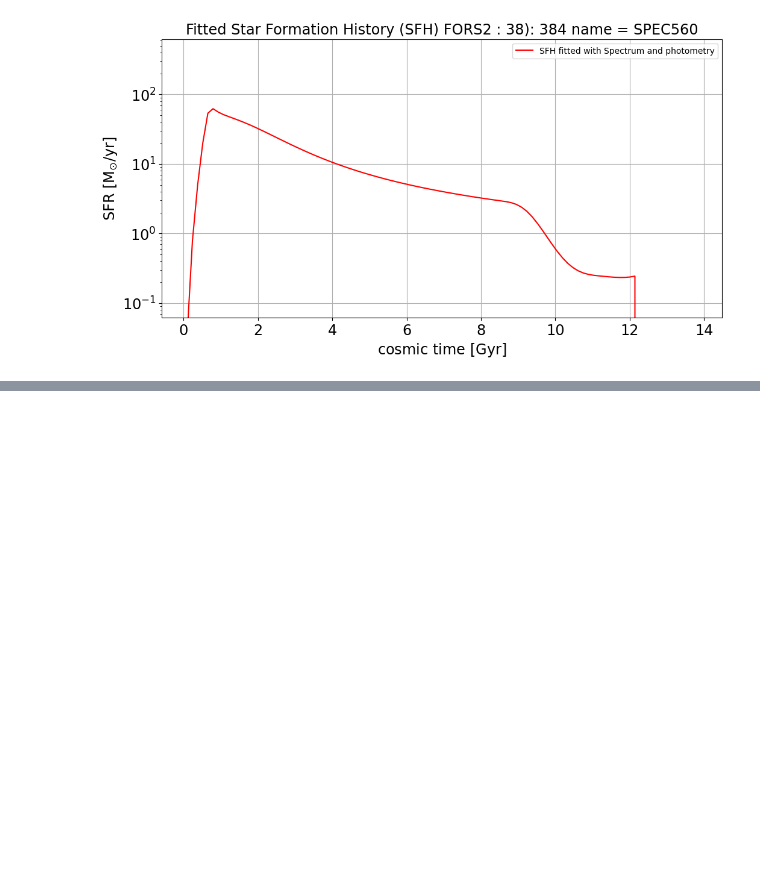
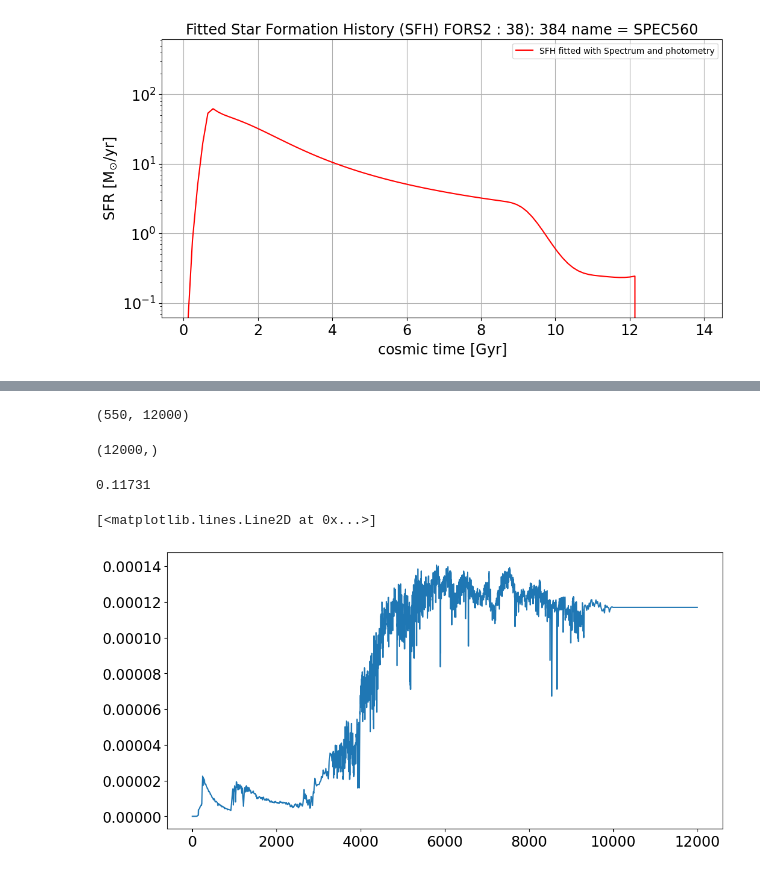
Before and after one commit to sylvielsstfr/Fors2ToStellarPopSynthesis, a Jupyter notebook: examples/examples_comparedatamodel/FitJAXOpt_SEDModel_OneDataSpectrumPhoto_combined.ipynb, the cells around one changed output, grey strips where cells are left out. Drawn from its saved outputs; the diff is of its cells as text; code cells hidden in the pictures; blank space fills up the shorter version.

```diff
--- a/examples/examples_comparedatamodel/FitJAXOpt_SEDModel_OneDataSpectrumPhoto_combined.ipynb
+++ b/examples/examples_comparedatamodel/FitJAXOpt_SEDModel_OneDataSpectrumPhoto_combined.ipynb
@@ -1899,0 +1938,3 @@ ax.legend()
+# %%
+with h5py.File(filename_StarLightSpectra,'r') as hf:
+    dataset_names = list(hf.keys())
@@ -1899,0 +1957,6 @@ ax.legend()
+# %%
+with h5py.File(filename_StarLightSpectra , 'r') as hf:
+    spectra_in = hf['flambda'][:]
+    wl_in = hf['wl'][:]
+    nums = hf['num'][:]
+    redshifts = hf['redshift'][:]
@@ -1899,0 +1971,21 @@ ax.legend()
+# %%
+spectra_in.shape
+# %% [output]
+(550, 12000)
+# %%
+wl_in.shape
+# %% [output]
+(12000,)
+# %%
+idx_sl_selected = np.where(nums == selected_spectrum_number)[0][0]
+# %%
+sl_spectrum = spectra_in[idx_sl_selected,:]
+# %%
+redshifts[idx_sl_selected]
+# %% [output]
+0.11731
+# %%
+plt.plot(wl_in,sl_spectrum)
+# %% [output]
+[<matplotlib.lines.Line2D at 0x...>]
+[figure, added]
```
Also changed, not shown: parts of 9 cells of this notebook.
